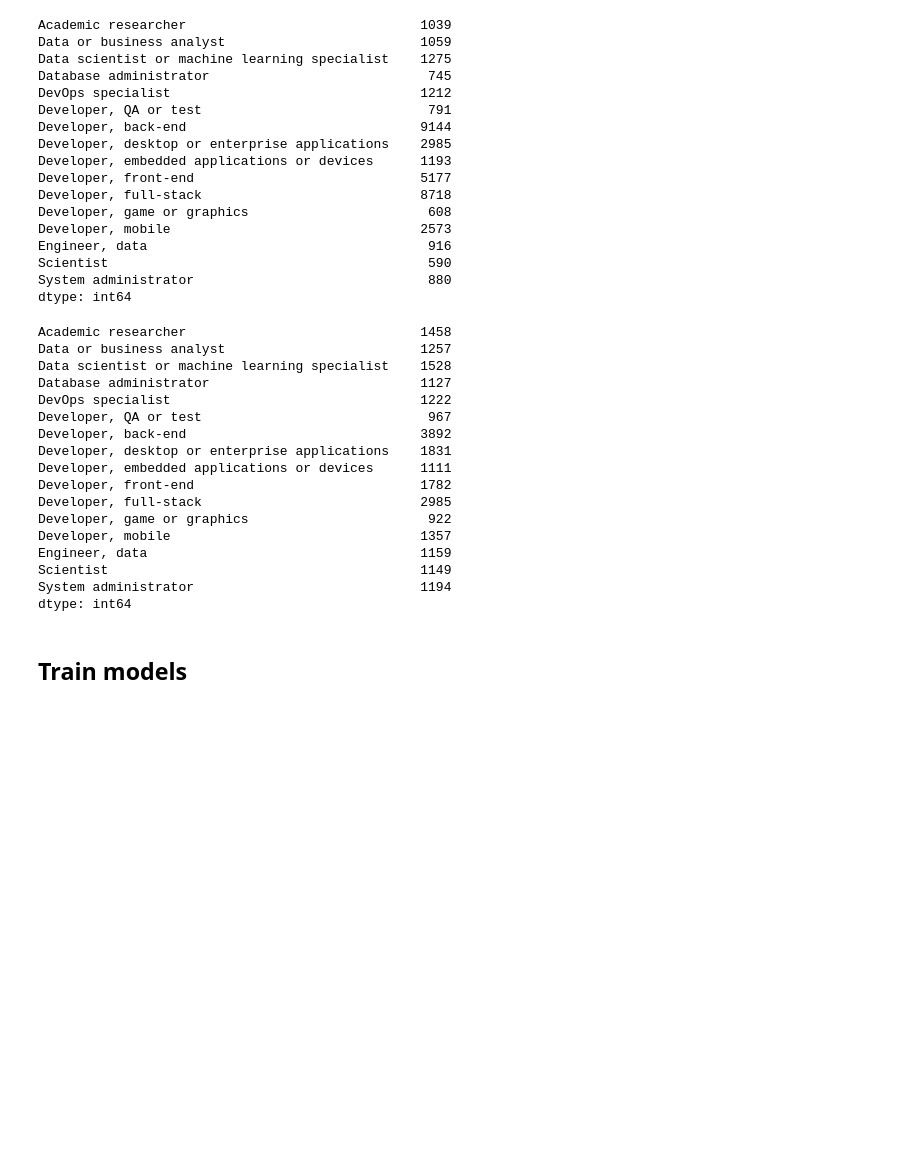
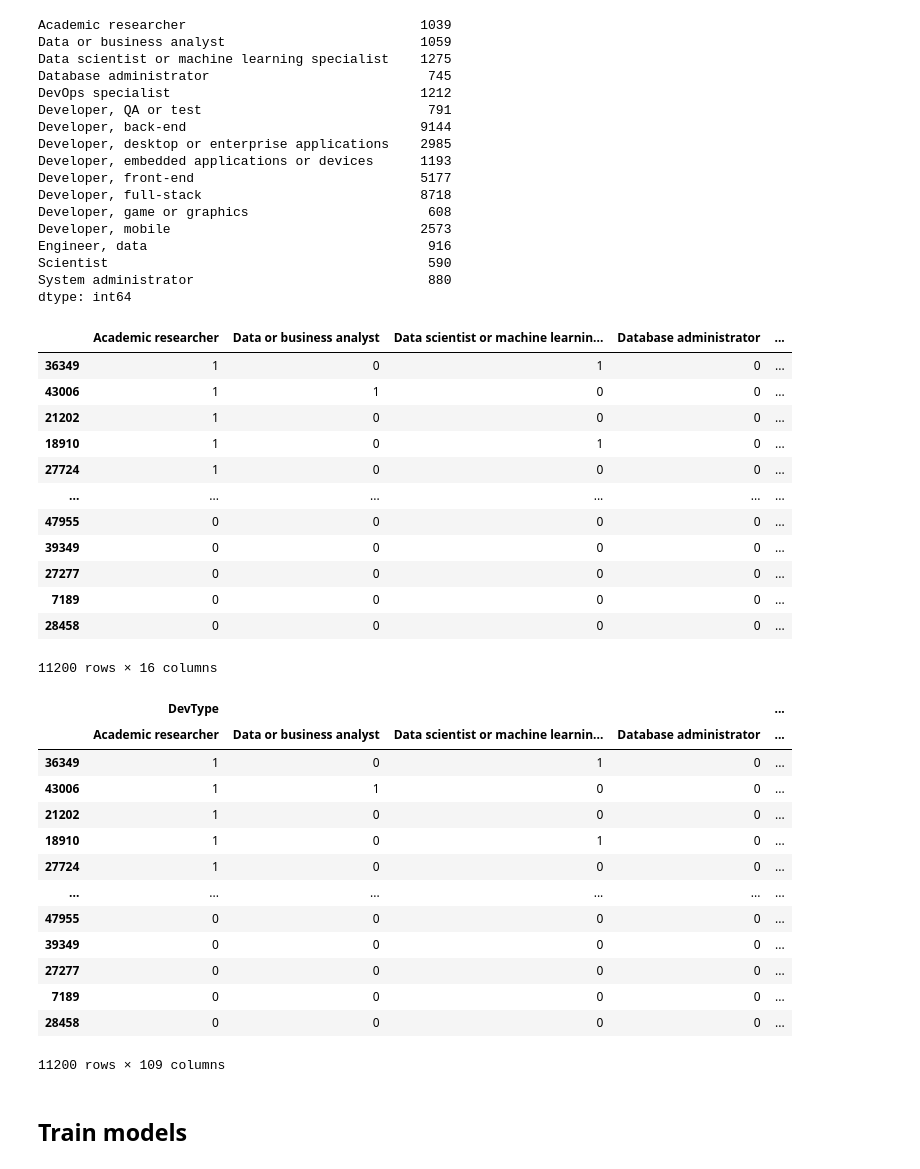
Before and after one commit to Abdel-hami/end2end_ds_project, a Jupyter notebook: notebooks/04b_model_job_baseline.ipynb, the cells around one changed output. Saved outputs shown, nothing was run; the diff lists cells and outputs as text; code cells hidden in the pictures; blank space fills up the shorter version.

```diff
--- a/notebooks/04b_model_job_baseline.ipynb
+++ b/notebooks/04b_model_job_baseline.ipynb
@@ -125,27 +125,40 @@ for role in roles_df:
     resampled_roles.append(sub_df)
 # %%
 roles_df = pd.concat(resampled_roles)
-roles_df.sum()
+roles_df
 # %% [output]
+|  | Academic researcher | Data or business analyst | Data scientist or machine learnin... | Database administrator | ... |
+| 36349 | 1 | 0 | 1 | 0 | ... |
+| 43006 | 1 | 1 | 0 | 0 | ... |
+| 21202 | 1 | 0 | 0 | 0 | ... |
+| 18910 | 1 | 0 | 1 | 0 | ... |
+| 27724 | 1 | 0 | 0 | 0 | ... |
+| ... | ... | ... | ... | ... | ... |
+| 47955 | 0 | 0 | 0 | 0 | ... |
+| 39349 | 0 | 0 | 0 | 0 | ... |
+| 27277 | 0 | 0 | 0 | 0 | ... |
+| 7189 | 0 | 0 | 0 | 0 | ... |
+| 28458 | 0 | 0 | 0 | 0 | ... |
-Academic researcher                              1458
-Data or business analyst                         1257
-Data scientist or machine learning specialist    1528
-Database administrator                           1127
-DevOps specialist                                1222
-Developer, QA or test                             967
-Developer, back-end                              3892
-Developer, desktop or enterprise applications    1831
-Developer, embedded applications or devices      1111
-Developer, front-end                             1782
-Developer, full-stack                            2985
-Developer, game or graphics                       922
-Developer, mobile                                1357
-Engineer, data                                   1159
-Scientist                                        1149
-System administrator                             1194
-dtype: int64
+11200 rows × 16 columns
 # %%
+#It ensures X and y still correspond row-by-row
 df = df.loc[roles_df.index].copy()
+df
+# %% [output]
+|  | DevType |  |  |  | ... |
+|  | Academic researcher | Data or business analyst | Data scientist or machine learnin... | Database administrator | ... |
+| 36349 | 1 | 0 | 1 | 0 | ... |
+| 43006 | 1 | 1 | 0 | 0 | ... |
+| 21202 | 1 | 0 | 0 | 0 | ... |
+| 18910 | 1 | 0 | 1 | 0 | ... |
+| 27724 | 1 | 0 | 0 | 0 | ... |
+| ... | ... | ... | ... | ... | ... |
+| 47955 | 0 | 0 | 0 | 0 | ... |
+| 39349 | 0 | 0 | 0 | 0 | ... |
+| 27277 | 0 | 0 | 0 | 0 | ... |
+| 7189 | 0 | 0 | 0 | 0 | ... |
+| 28458 | 0 | 0 | 0 | 0 | ... |
+11200 rows × 109 columns
 # %%
 X_train,X_test,y_train,y_test = train_test_split(df.drop("DevType", axis=1), df["DevType"], random_state = 0)
 # %% [markdown]
```
Also changed, not shown: parts of 14 cells of this notebook, 24 other files.
